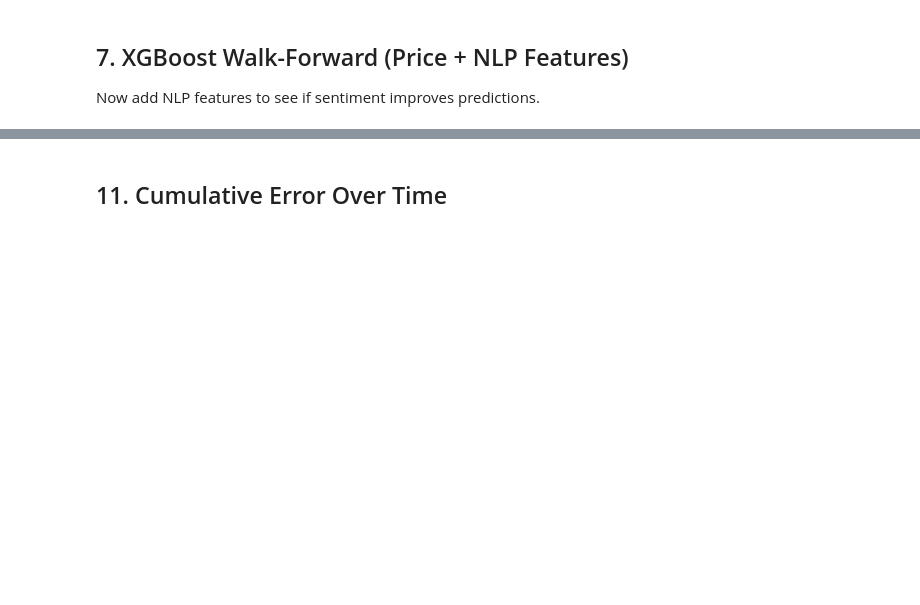
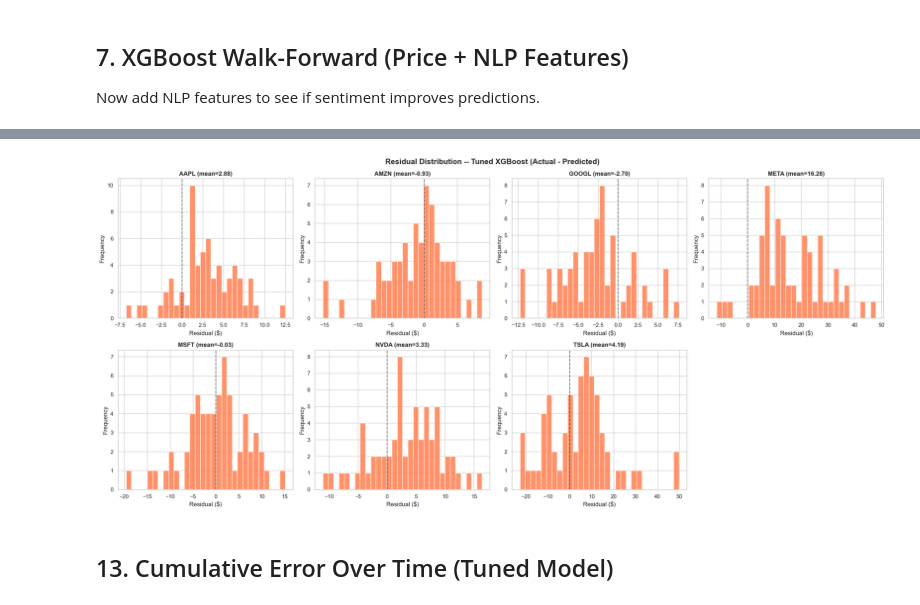
Before and after one commit to nikorose87/SyPStockMarketModel, a Jupyter notebook: Modelling/XGBoost.ipynb, the cells around one changed output, grey strips where cells are left out. Cells and saved outputs as stored; diff of their text form; code cells hidden in the pictures; blank space fills up the shorter version.

```diff
--- a/Modelling/XGBoost.ipynb
+++ b/Modelling/XGBoost.ipynb
@@ -414,23 +686,25 @@ plt.show()
 # %%
 fig, axes = plt.subplots(2, 4, figsize=(22, 10))
 axes = axes.flatten()
 
 for i, ticker in enumerate(tickers):
-    preds = xgb_all_predictions[ticker]
+    preds = tuned_all_predictions[ticker]
     residuals = preds['actual'] - preds['predicted']
 
     axes[i].hist(residuals, bins=30, edgecolor='white', alpha=0.85, color='coral')
     axes[i].axvline(0, color='black', linestyle='--', alpha=0.5)
     axes[i].set_title(f'{ticker} (mean={residuals.mean():.2f})', fontsize=12, fontweight='bold')
     axes[i].set_xlabel('Residual ($)')
     axes[i].set_ylabel('Frequency')
 
 axes[-1].set_visible(False)
-fig.suptitle('Residual Distribution (Actual - Predicted)', fontsize=15, fontweight='bold')
+fig.suptitle('Residual Distribution -- Tuned XGBoost (Actual - Predicted)', fontsize=15, fontweight='bold')
 plt.tight_layout()
 plt.show()
+# %% [output]
+[figure, added]
 # %% [markdown]
-## 11. Cumulative Error Over Time
+## 13. Cumulative Error Over Time (Tuned Model)
 # %%
 fig, axes = plt.subplots(2, 4, figsize=(22, 10))
 axes = axes.flatten()
```
Also changed, not shown: parts of 22 cells of this notebook, 3 other files.
